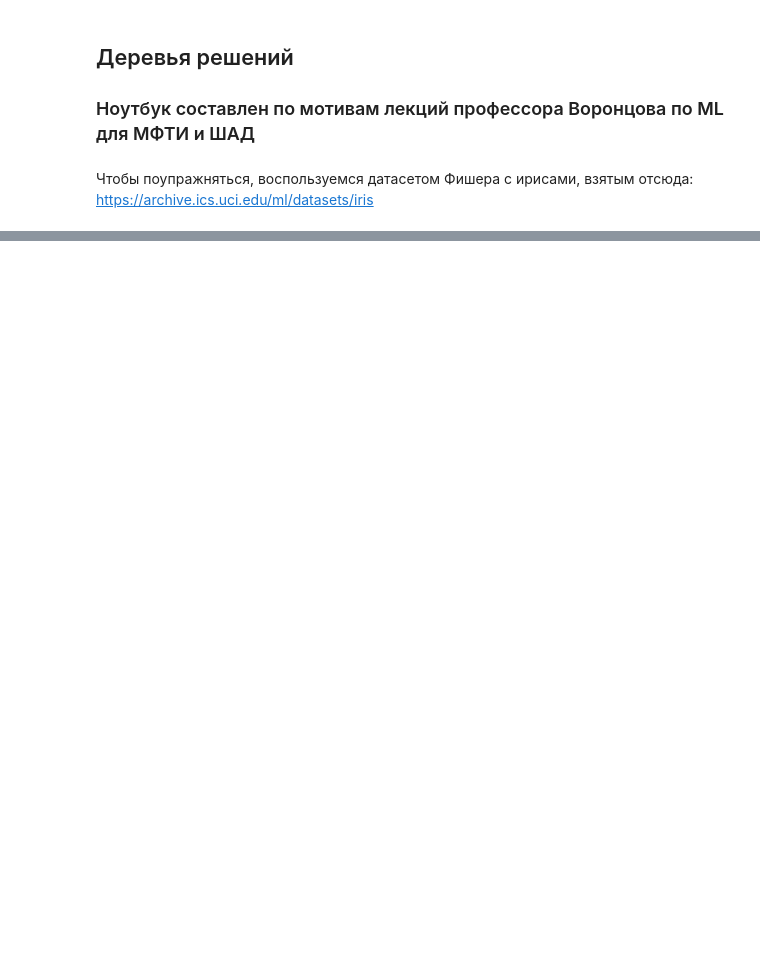
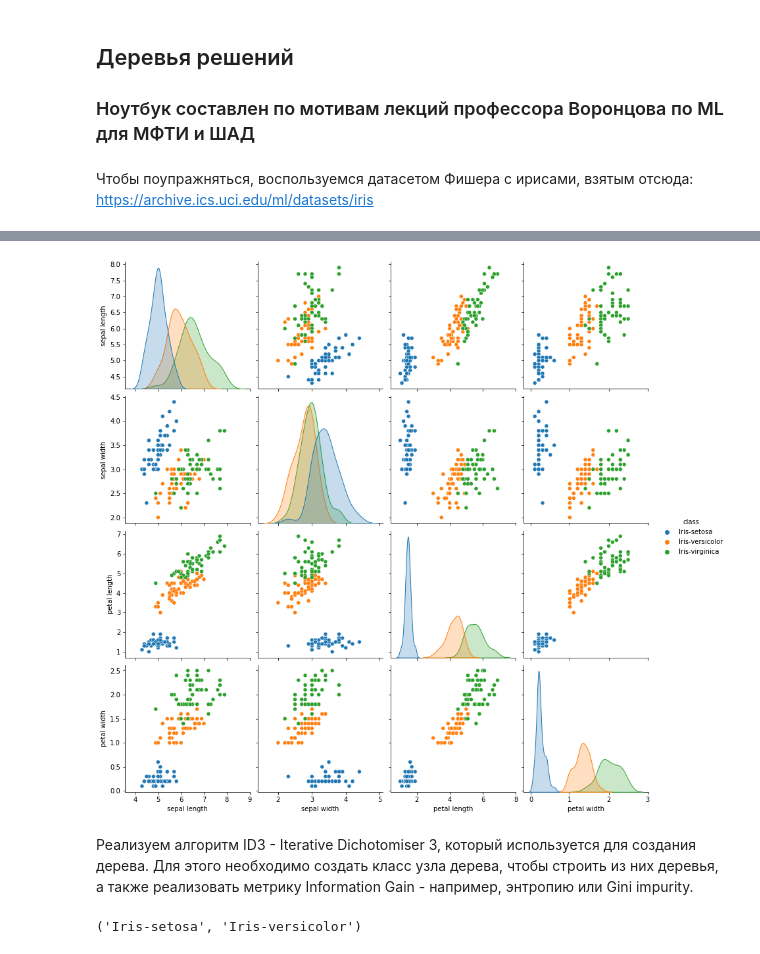
Before and after one commit to yuriy5139/MachineLearning, a Jupyter notebook: Decision Trees.ipynb, the cells around one changed output, grey strips where cells are left out. Cells and saved outputs as stored; diff of their text form; code cells hidden in the pictures; blank space fills up the shorter version.

```diff
--- a/Decision Trees.ipynb
+++ b/Decision Trees.ipynb
@@ -18,0 +21,9 @@ df_iris.sample(5)
+# %%
+import seaborn as sns
+import matplotlib.pyplot as plt
+sns.pairplot(df_iris, hue='class', height=3)
+plt.show()
+# %% [output]
+[figure, added]
+# %% [markdown]
+Реализуем алгоритм ID3 - Iterative Dichotomiser 3, который используется для создания дерева. Для этого необходимо создать класс узла дерева, чтобы строить из них деревья, а также реализовать метрику Information Gain - например, энтропию или Gini impurity.
@@ -18,0 +80,9 @@ df_iris.sample(5)
+# %%
+n1 = Node()
+n_left = Node(value = "Iris-setosa")
+n_right = Node(value = "Iris-versicolor")
+n1.left = n_left
+n1.right = n_right
+n1.left.value, n1.right.value
+# %% [output]
+('Iris-setosa', 'Iris-versicolor')
```
Also changed, not shown: parts of 17 cells of this notebook.
